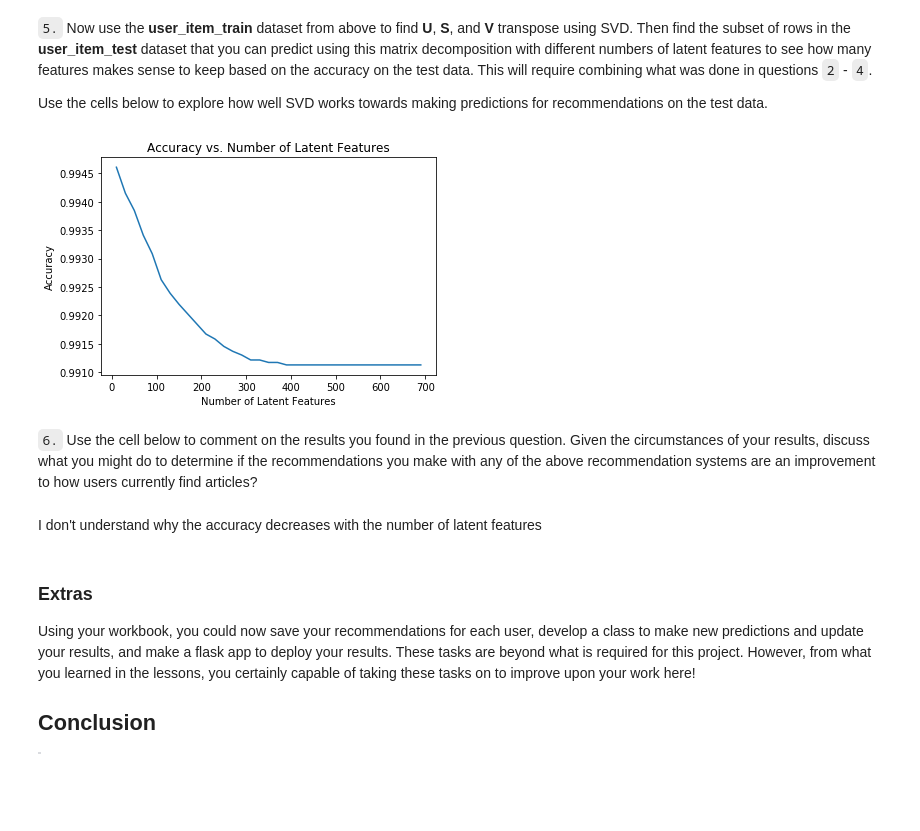
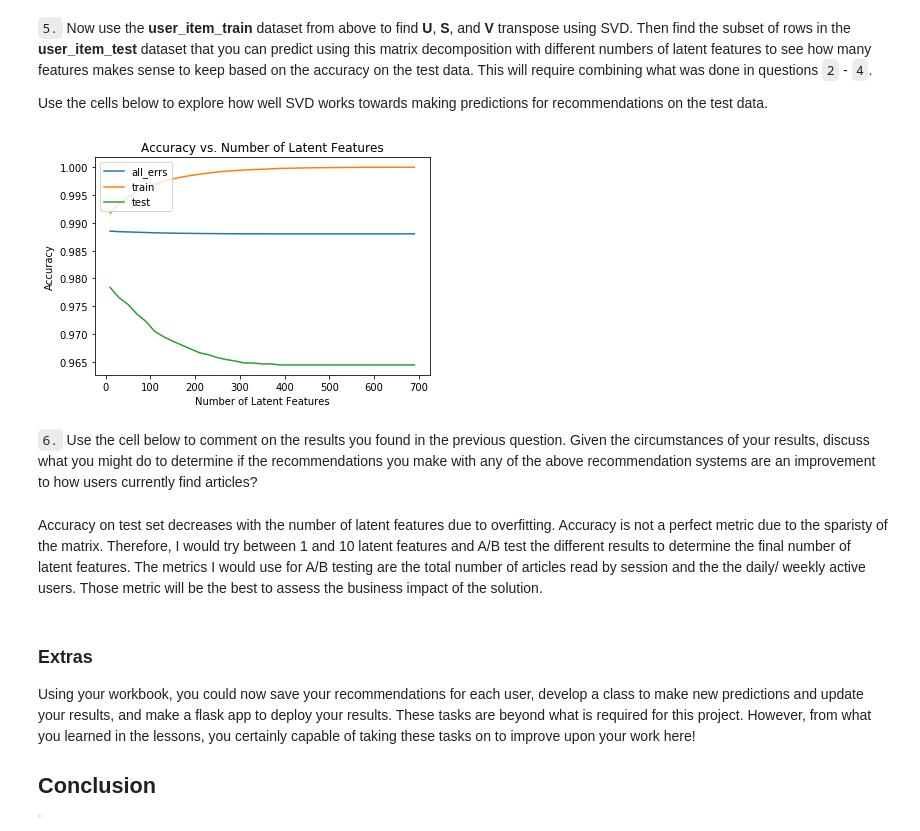
Before and after one commit to qchaldemer/recommedation-engine, a Jupyter notebook: Recommendations_with_IBM.ipynb, the cells around one changed output. Cells and saved outputs as stored; diff of their text form; code cells hidden in the pictures; blank space fills up the shorter version.

```diff
--- a/Recommendations_with_IBM.ipynb
+++ b/Recommendations_with_IBM.ipynb
@@ -772,7 +755,7 @@ def create_test_and_train_user_item(df_train, df_test):
 
     # get ids
     test_idx = list(user_item_test.index)
-    test_arts = list(user_item_test.columns.droplevel(level=0))
+    test_arts = list(user_item_test.columns)
 
 
     return user_item_train, user_item_test, test_idx, test_arts
@@ -822,6 +801,0 @@ for ele in art_ids_series:
-# %%
-# drop level of test df
-user_item_test.columns = user_item_test.columns.droplevel(level=0)
-
-# subset user_item_test
-user_item_test_sb = user_item_test.loc[user_ids_series,art_ids_series]
@@ -835,32 +802,56 @@ user_item_test_sb = user_item_test.loc[user_ids_series,movie_ids_series]
+# %%
+# find index present in test set
+row_idxs = user_item_train.index.isin(test_idx)
+col_idxs = user_item_train.columns.isin(test_arts)
+u_test = u_train[row_idxs,:]
+vt_test = vt_train[:,col_idxs]
+# %%
+# get ids in test for which we can make predictions
+ids_test = np.intersect1d(test_idx, user_item_train.index, assume_unique=True)
 # %%
 num_latent_feats = np.arange(10,700+10,20)
-sum_errs = []
+all_errs = []
+sum_errs_train = []
+sum_errs_test = []
+
 
 for k in num_latent_feats:
     # restructure with k latent features
-    s_new, u_new, vt_new = np.diag(s_train[:k]), u_train[ind_user, :k], vt_train[:k, ind_art]
+    s_train_lat, u_train_lat, vt_train_lat = np.diag(s_train[:k]), u_train[:, :k], vt_train[:k, :]
+    u_test_lat, vt_test_lat = u_train_lat[row_idxs,:], vt_train_lat[:,col_idxs]
 
     # take dot product
-    user_item_est = np.around(np.dot(np.dot(u_new, s_new), vt_new))
+    user_item_train_preds = np.around(np.dot(np.dot(u_train_lat, s_train_lat), vt_train_lat))
+    user_item_test_preds = np.around(np.dot(np.dot(u_test_lat, s_train_lat), vt_test_lat))
+    all_errs.append(1 - ((np.sum(user_item_test_preds)+np.sum(np.sum(user_item_test)))/(user_item_test.shape[0]*user_item_test.shape[1])))
 
     # compute error for each prediction to actual value
-    diffs = np.subtract(user_item_test_sb, user_item_est)
+    diffs_train = np.subtract(user_item_train, user_item_train_preds)
+    diffs_test = np.subtract(user_item_test[user_item_test.index.isin(ids_test)], user_item_test_preds)
 
     # total errors and keep track of them
-    err = np.sum(np.sum(np.abs(diffs)))
-    sum_errs.append(err)
+    err_train = np.sum(np.sum(np.abs(diffs_train)))
+    sum_errs_train.append(err_train / (user_item_train_preds.shape[0] * user_item_train_preds.shape[1]))
+    err_test = np.sum(np.sum(np.abs(diffs_test)))
+    sum_errs_test.append(err_test / (user_item_test_preds.shape[0] * user_item_test_preds.shape[1]))
 
 
-plt.plot(num_latent_feats, 1 - np.array(sum_errs)/df.shape[0]);
-plt.xlabel('Number of Latent Features');
-plt.ylabel('Accuracy');
-plt.title('Accuracy vs. Number of Latent Features');
+plt.plot(num_latent_feats, all_errs)
+plt.plot(num_latent_feats, (1 - np.array(sum_errs_train)))
+plt.plot(num_latent_feats, (1 - np.array(sum_errs_test)))
+plt.legend(['all_errs', 'train', 'test'], loc='upper left')
+plt.xlabel('Number of Latent Features')
+plt.ylabel('Accuracy')
+plt.title('Accuracy vs. Number of Latent Features')
+plt.show()
 # %% [output]
-[figure, old version]
+[figure, new version]
 # %% [markdown]
 `6.` Use the cell below to comment on the results you found in the previous question. Given the circumstances of your results, discuss what you might do to determine if the recommendations you make with any of the above recommendation systems are an improvement to how users currently find articles?
-# %% [markdown]
-I don't understand why the accuracy decreases with the number of latent features
+# %% [markdown]
+Accuracy on test set decreases with the number of latent features due to overfitting. Accuracy is not a perfect metric due to the sparisty of the matrix.
+Therefore, I would try between 1 and 10 latent features and A/B test the different results to determine the final number of latent features.
+The metrics I would use for A/B testing are the total number of articles read by session and the the daily/ weekly active users. Those metric will be the best to assess the business impact of the solution.
 # %% [markdown]
 <a id='conclusions'></a>
 ### Extras
```
Also changed, not shown: parts of 10 cells of this notebook.
